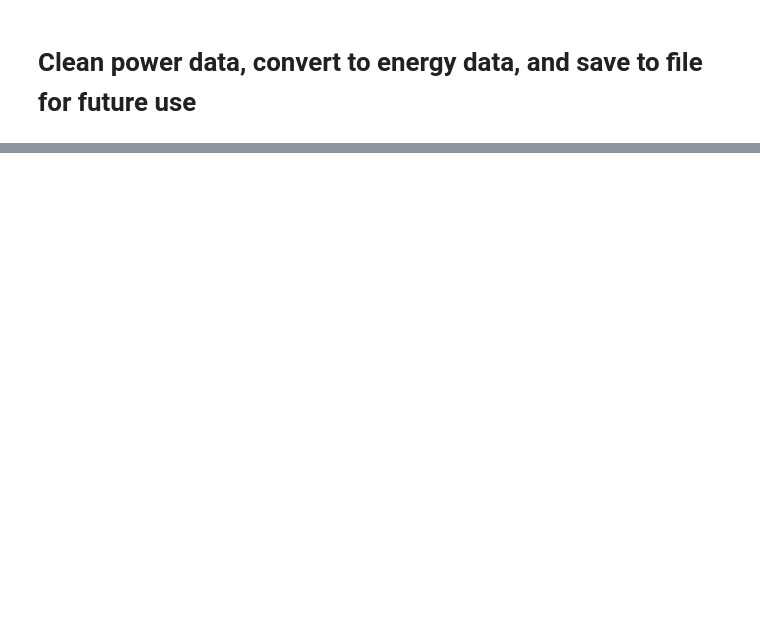
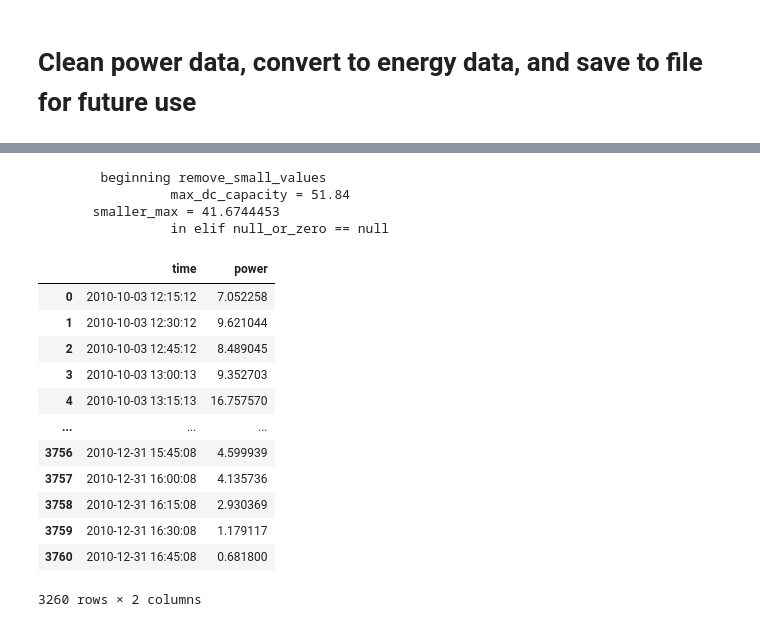
Before and after one commit to Erdos-Projects/predicting-day-ahead-solar-power-production, a Jupyter notebook: notebooks/eda/RS/power_to_energy_save.ipynb, the cells around one changed output, grey strips where cells are left out. Drawn from its saved outputs; the diff is of its cells as text; code cells hidden in the pictures; blank space fills up the shorter version.

```diff
--- a/notebooks/eda/RS/power_to_energy_save.ipynb
+++ b/notebooks/eda/RS/power_to_energy_save.ipynb
@@ -24,0 +108,21 @@ all_parquet_systems = [p.name for p in base_path.iterdir() if p.is_dir()]
+# %%
+data = make_energy.remove_small_values(data)
+data
+# %% [output]
+        beginning remove_small_values
+                 max_dc_capacity = 51.84
+       smaller_max = 41.6744453
+                 in elif null_or_zero == null
+|  | time | power |
+| 0 | 2010-10-03 12:15:12 | 7.052258 |
+| 1 | 2010-10-03 12:30:12 | 9.621044 |
+| 2 | 2010-10-03 12:45:12 | 8.489045 |
+| 3 | 2010-10-03 13:00:13 | 9.352703 |
+| 4 | 2010-10-03 13:15:13 | 16.757570 |
+| ... | ... | ... |
+| 3756 | 2010-12-31 15:45:08 | 4.599939 |
+| 3757 | 2010-12-31 16:00:08 | 4.135736 |
+| 3758 | 2010-12-31 16:15:08 | 2.930369 |
+| 3759 | 2010-12-31 16:30:08 | 1.179117 |
+| 3760 | 2010-12-31 16:45:08 | 0.681800 |
+3260 rows × 2 columns
```
Also changed, not shown: parts of 11 cells of this notebook, 1 other file.
